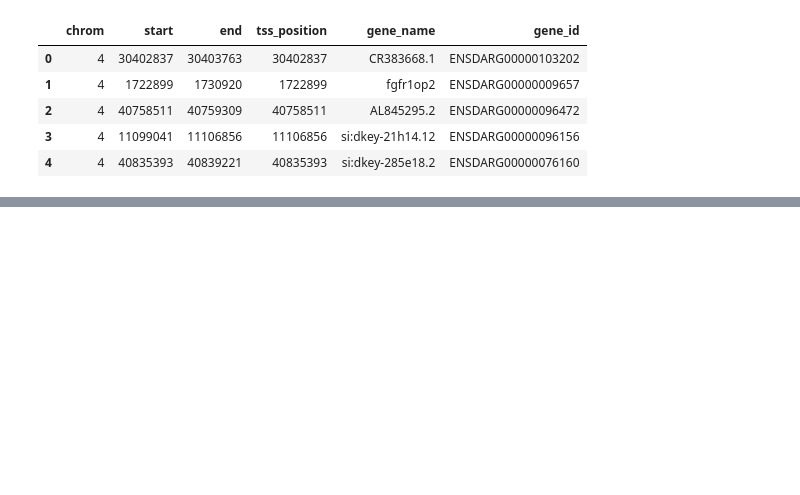
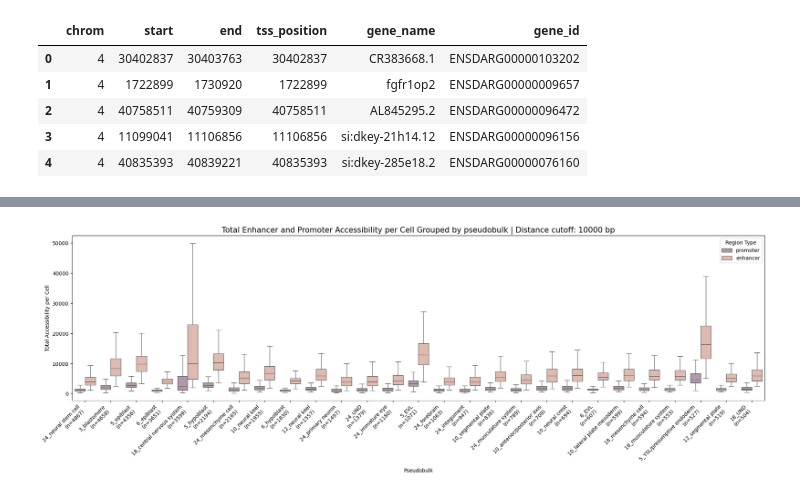
Before and after one commit to mourouzidou/zebrafish_development, a Jupyter notebook: notebooks/embryo/prepare_ATAC_data.ipynb, the cells around one changed output, grey strips where cells are left out. Cells and saved outputs as stored; diff of their text form; code cells hidden in the pictures; blank space fills up the shorter version.

```diff
--- a/notebooks/embryo/prepare_ATAC_data.ipynb
+++ b/notebooks/embryo/prepare_ATAC_data.ipynb
@@ -572,0 +398,4 @@ atac_metadata_df
+# %%
+plot_grouped_enh_prom(long_df, 'pseudobulk', distance_cutoff=10000, min_cells=500)
+# %% [output]
+[figure, added]
```
Also changed, not shown: parts of 20 cells of this notebook.
